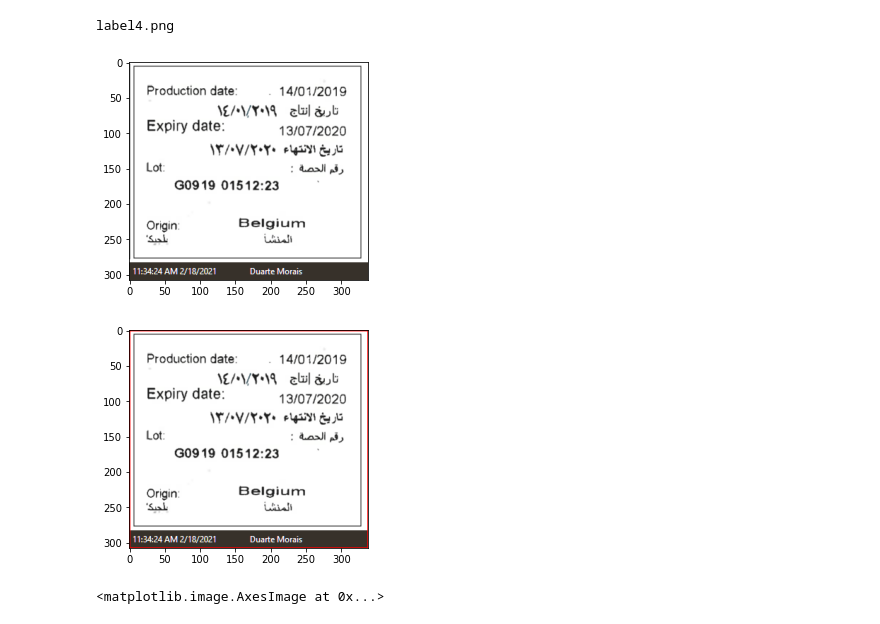
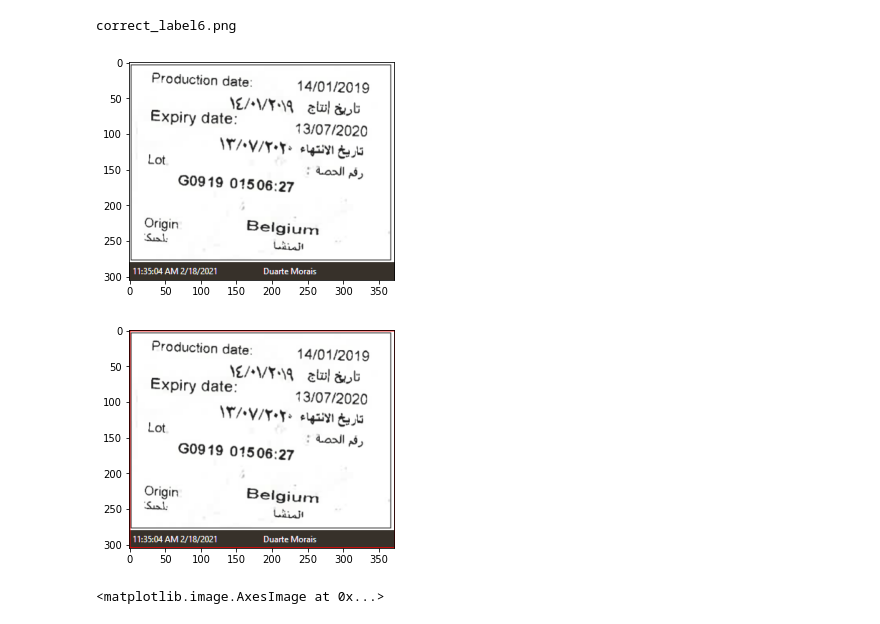
Before and after one commit to dua123/test_RCNN, a Jupyter notebook: RCNN.ipynb, the cells around one changed output. Saved outputs shown, nothing was run; the diff lists cells and outputs as text; code cells hidden in the pictures.

```diff
--- a/RCNN.ipynb
+++ b/RCNN.ipynb
@@ -12,31 +12,31 @@ import tensorflow as tf
 path = "Images"
 annot = "labels_Annotations"
 # %%
-for e,i in enumerate(os.listdir(annot)):
+for e,i in enumerate(os.listdir(path)):
     if e < 10:
         filename = i.split(".")[0]+".png"
         print(filename)
         img = cv2.imread(os.path.join(path,filename))
         #df = pd.read_csv(os.path.join(annot,i))
         height, width, channels = img.shape
         plt.imshow(img)
         #for row in df.iterrows():
             #x1 = int(row[1][0].split(" ")[0])
             #y1 = int(row[1][0].split(" ")[1])
             #x2 = int(row[1][0].split(" ")[2])
             #y2 = int(row[1][0].split(" ")[3])
         x1 = 0
         x2 = width
         y1 = 0
         y2 = height
         cv2.rectangle(img,(x1,y1),(x2,y2),(255,0,0), 2)
         plt.figure()
         plt.imshow(img)
         break
 # %% [output]
-label4.png
+correct_label6.png
-[figure, old version]
+[figure, new version]
-[figure, old version]
+[figure, new version]
 # %%
 cv2.setUseOptimized(True);
 ss = cv2.ximgproc.segmentation.createSelectiveSearchSegmentation()
```
Also changed, not shown: parts of 8 cells of this notebook.
